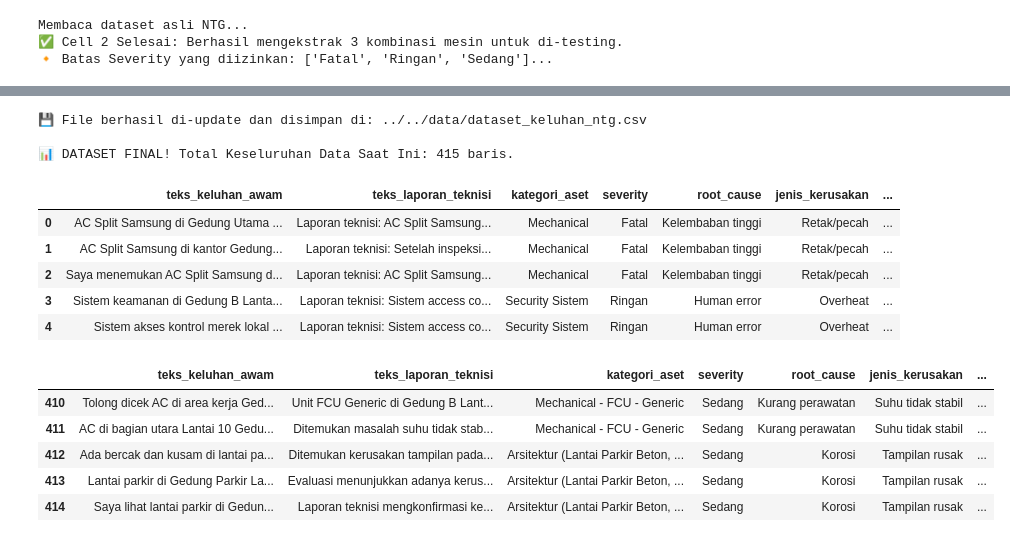
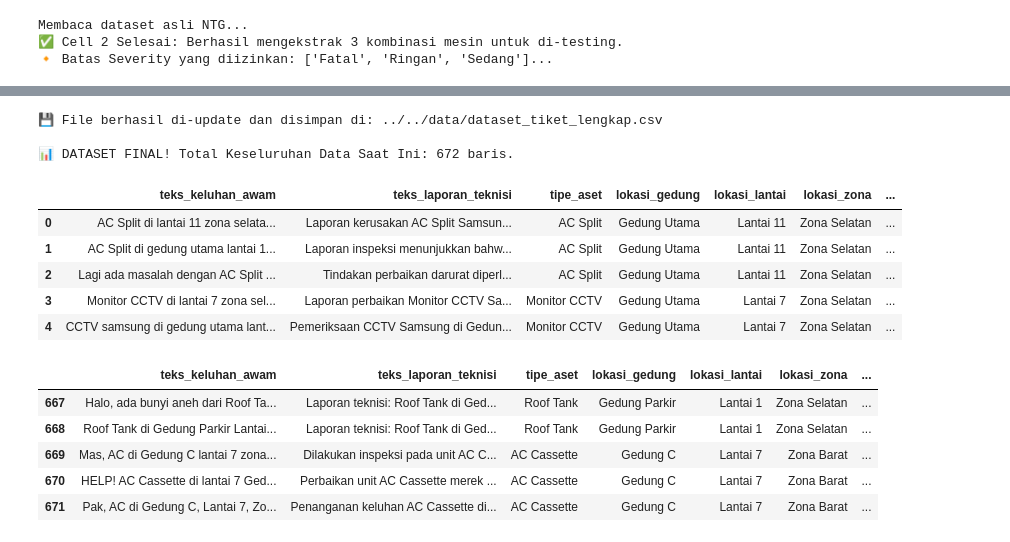
Before and after one commit to NazeeraAlthea/exigen-smart-maintenance, a Jupyter notebook: notebooks/ticketing/generate_datasets_gemini.ipynb, the cells around one changed output, grey strips where cells are left out. Drawn from its saved outputs; the diff is of its cells as text; code cells hidden in the pictures.

```diff
--- a/notebooks/ticketing/generate_datasets_gemini.ipynb
+++ b/notebooks/ticketing/generate_datasets_gemini.ipynb
@@ -282,45 +298,46 @@ else:
 # ==========================================
 
 # 1. Simpan Data Baru (Jika ada)
 if 'csv_batch_baru' in locals() and csv_batch_baru.strip() != "":
 
     # Jika file belum pernah ada sama sekali, buatkan sekalian beserta headernya
     if not os.path.exists(path_output):
         with open(path_output, "w", encoding="utf-8") as f:
-            f.write("teks_keluhan_awam|teks_laporan_teknisi|kategori_aset|severity|root_cause|jenis_kerusakan|biaya_perbaikan\n")
+            # ⬇️ PERUBAHAN: Header disesuaikan menjadi 11 Kolom
+            f.write("teks_keluhan_awam|teks_laporan_teknisi|tipe_aset|lokasi_gedung|lokasi_lantai|lokasi_zona|kategori_aset|severity|root_cause|jenis_kerusakan|biaya_perbaikan\n")
 
     # Tambahkan (Append) data baru ke baris paling bawah file CSV
     with open(path_output, "a", encoding="utf-8") as f:
         f.write(csv_batch_baru)
 
     print(f"💾 File berhasil di-update dan disimpan di: {path_output}")
 
     # KOSONGKAN variabel setelah disimpan agar tidak ter-save ganda jika Anda me-run Cell 4 dua kali
     csv_batch_baru = ""
 else:
     print("ℹ️ Tidak ada teks baru untuk ditambahkan ke file saat ini.")
 
 # 2. Coba baca keseluruhan dataset menggunakan Pandas
 try:
     df_hasil = pd.read_csv(path_output, sep='|', on_bad_lines='skip')
     print(f"\n📊 DATASET FINAL! Total Keseluruhan Data Saat Ini: {df_hasil.shape[0]} baris.")
     display(df_hasil.head())
     display(df_hasil.tail()) # Tampilkan juga bagian paling bawah untuk ngecek
 except Exception as e:
     print(f"❌ Gagal membaca CSV. Error: {e}")
 # %% [output]
-💾 File berhasil di-update dan disimpan di: ../../data/dataset_keluhan_ntg.csv
+💾 File berhasil di-update dan disimpan di: ../../data/dataset_tiket_lengkap.csv
 
-📊 DATASET FINAL! Total Keseluruhan Data Saat Ini: 415 baris.
+📊 DATASET FINAL! Total Keseluruhan Data Saat Ini: 672 baris.
-|  | teks_keluhan_awam | teks_laporan_teknisi | kategori_aset | severity | root_cause | jenis_kerusakan | ... |
-| 0 | AC Split Samsung di Gedung Utama ... | Laporan teknisi: AC Split Samsung... | Mechanical | Fatal | Kelembaban tinggi | Retak/pecah | ... |
-| 1 | AC Split Samsung di kantor Gedung... | Laporan teknisi: Setelah inspeksi... | Mechanical | Fatal | Kelembaban tinggi | Retak/pecah | ... |
-| 2 | Saya menemukan AC Split Samsung d... | Laporan teknisi: AC Split Samsung... | Mechanical | Fatal | Kelembaban tinggi | Retak/pecah | ... |
-| 3 | Sistem keamanan di Gedung B Lanta... | Laporan teknisi: Sistem access co... | Security Sistem | Ringan | Human error | Overheat | ... |
-| 4 | Sistem akses kontrol merek lokal ... | Laporan teknisi: Sistem access co... | Security Sistem | Ringan | Human error | Overheat | ... |
+|  | teks_keluhan_awam | teks_laporan_teknisi | tipe_aset | lokasi_gedung | lokasi_lantai | lokasi_zona | ... |
+| 0 | AC Split di lantai 11 zona selata... | Laporan kerusakan AC Split Samsun... | AC Split | Gedung Utama | Lantai 11 | Zona Selatan | ... |
+| 1 | AC Split di gedung utama lantai 1... | Laporan inspeksi menunjukkan bahw... | AC Split | Gedung Utama | Lantai 11 | Zona Selatan | ... |
+| 2 | Lagi ada masalah dengan AC Split ... | Tindakan perbaikan darurat diperl... | AC Split | Gedung Utama | Lantai 11 | Zona Selatan | ... |
+| 3 | Monitor CCTV di lantai 7 zona sel... | Laporan perbaikan Monitor CCTV Sa... | Monitor CCTV | Gedung Utama | Lantai 7 | Zona Selatan | ... |
+| 4 | CCTV samsung di gedung utama lant... | Pemeriksaan CCTV Samsung di Gedun... | Monitor CCTV | Gedung Utama | Lantai 7 | Zona Selatan | ... |
-|  | teks_keluhan_awam | teks_laporan_teknisi | kategori_aset | severity | root_cause | jenis_kerusakan | ... |
-| 410 | Tolong dicek AC di area kerja Ged... | Unit FCU Generic di Gedung B Lant... | Mechanical - FCU - Generic | Sedang | Kurang perawatan | Suhu tidak stabil | ... |
-| 411 | AC di bagian utara Lantai 10 Gedu... | Ditemukan masalah suhu tidak stab... | Mechanical - FCU - Generic | Sedang | Kurang perawatan | Suhu tidak stabil | ... |
-| 412 | Ada bercak dan kusam di lantai pa... | Ditemukan kerusakan tampilan pada... | Arsitektur (Lantai Parkir Beton, ... | Sedang | Korosi | Tampilan rusak | ... |
-| 413 | Lantai parkir di Gedung Parkir La... | Evaluasi menunjukkan adanya kerus... | Arsitektur (Lantai Parkir Beton, ... | Sedang | Korosi | Tampilan rusak | ... |
-| 414 | Saya lihat lantai parkir di Gedun... | Laporan teknisi mengkonfirmasi ke... | Arsitektur (Lantai Parkir Beton, ... | Sedang | Korosi | Tampilan rusak | ... |
+|  | teks_keluhan_awam | teks_laporan_teknisi | tipe_aset | lokasi_gedung | lokasi_lantai | lokasi_zona | ... |
+| 667 | Halo, ada bunyi aneh dari Roof Ta... | Laporan teknisi: Roof Tank di Ged... | Roof Tank | Gedung Parkir | Lantai 1 | Zona Selatan | ... |
+| 668 | Roof Tank di Gedung Parkir Lantai... | Laporan teknisi: Roof Tank di Ged... | Roof Tank | Gedung Parkir | Lantai 1 | Zona Selatan | ... |
+| 669 | Mas, AC di Gedung C lantai 7 zona... | Dilakukan inspeksi pada unit AC C... | AC Cassette | Gedung C | Lantai 7 | Zona Barat | ... |
+| 670 | HELP! AC Cassette di lantai 7 Ged... | Perbaikan unit AC Cassette merek ... | AC Cassette | Gedung C | Lantai 7 | Zona Barat | ... |
+| 671 | Pak, AC di Gedung C, Lantai 7, Zo... | Penanganan keluhan AC Cassette di... | AC Cassette | Gedung C | Lantai 7 | Zona Barat | ... |
```
Also changed, not shown: parts of 4 cells of this notebook, 12 other files.
